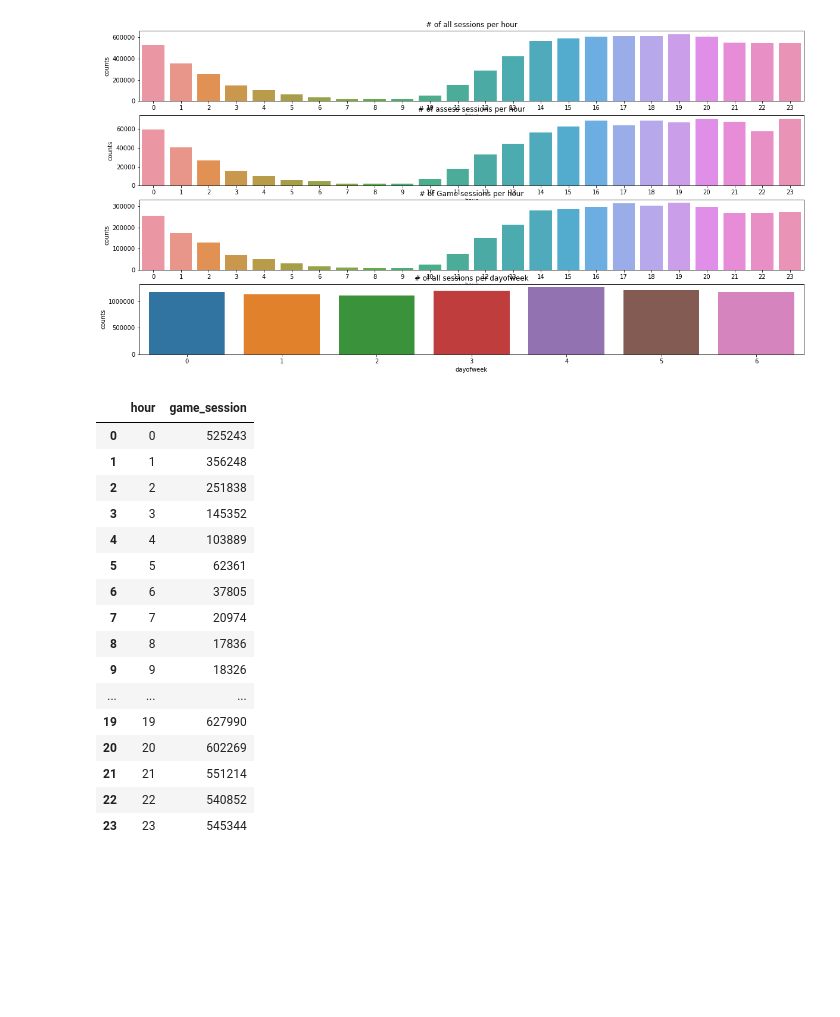
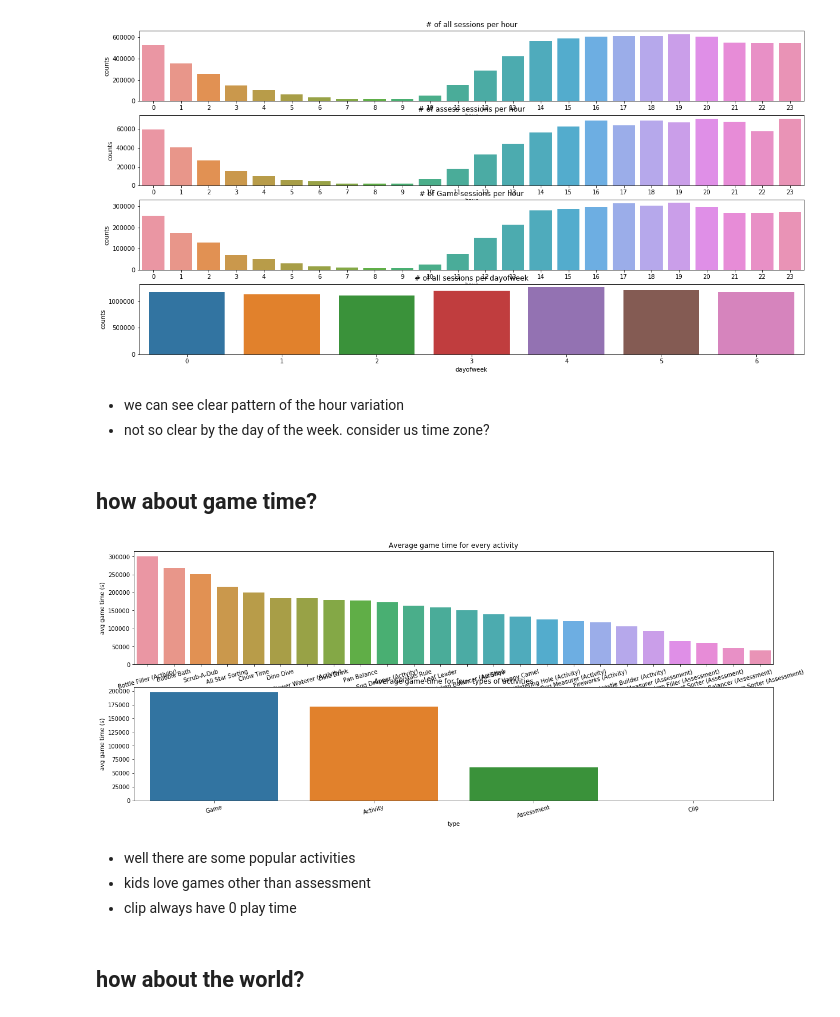
Before and after one commit to yaoyaoustc/Kaggle, a Jupyter notebook: 0106_dsbowl/part2_eda.ipynb, the cells around one changed output. Saved outputs shown, nothing was run; the diff lists cells and outputs as text; code cells hidden in the pictures; blank space fills up the shorter version.

```diff
--- a/0106_dsbowl/part2_eda.ipynb
+++ b/0106_dsbowl/part2_eda.ipynb
@@ -90,23 +90,35 @@ def plot_timestamp_train(train):
 plot_timestamp_train(train)
 # %% [output]
 [figure]
-# %%
-train.loc[:,['game_session','hour']].groupby('hour').count().reset_index()
-# %% [output]
-|  | hour | game_session |
-| 0 | 0 | 525243 |
-| 1 | 1 | 356248 |
-| 2 | 2 | 251838 |
-| 3 | 3 | 145352 |
-| 4 | 4 | 103889 |
-| 5 | 5 | 62361 |
-| 6 | 6 | 37805 |
-| 7 | 7 | 20974 |
-| 8 | 8 | 17836 |
-| 9 | 9 | 18326 |
-| ... | ... | ... |
-| 19 | 19 | 627990 |
-| 20 | 20 | 602269 |
-| 21 | 21 | 551214 |
-| 22 | 22 | 540852 |
-| 23 | 23 | 545344 |
+# %% [markdown]
+- we can see clear pattern of the hour variation
+- not so clear by the day of the week. consider us time zone?
+# %% [markdown]
+## how about game time?
+# %%
+def plot_gametime(train):
+    figs,axes = plt.subplots(2,1,figsize=(20,8))
+    # average game time per app
+    pld = train.loc[:,['title','game_time']].groupby(['title']).mean().reset_index()
+    pld = pld[pld['game_time'] != 0]
+    plotorder = pld.sort_values('game_time',ascending=False).title
+    sns.barplot(x='title',y='game_time',data=pld,order = plotorder, ax = axes[0])
+    axes[0].set(title = 'Average game time for every activity',xlabel='title',ylabel='avg game time (s)')
+    axes[0].xaxis.set_tick_params(rotation=15,labelsize=10)
+
+    # for different type?
+    pld = train.loc[:,['type','game_time']].groupby(['type']).mean().reset_index()
+    plotorder = pld.sort_values('game_time',ascending=False).type
+    sns.barplot(x='type',y='game_time',data=pld,order = plotorder, ax = axes[1])
+    axes[1].set(title = 'Average game time for four types of activities',xlabel='type',ylabel='avg game time (s)')
+    axes[1].xaxis.set_tick_params(rotation=15,labelsize=10)
+# %%
+plot_gametime(train)
+# %% [output]
+[figure, added]
+# %% [markdown]
+- well there are some popular activities
+- kids love games other than assessment
+- clip always have 0 play time
+# %% [markdown]
+## how about the world?
```
Also changed, not shown: parts of 25 cells of this notebook.
